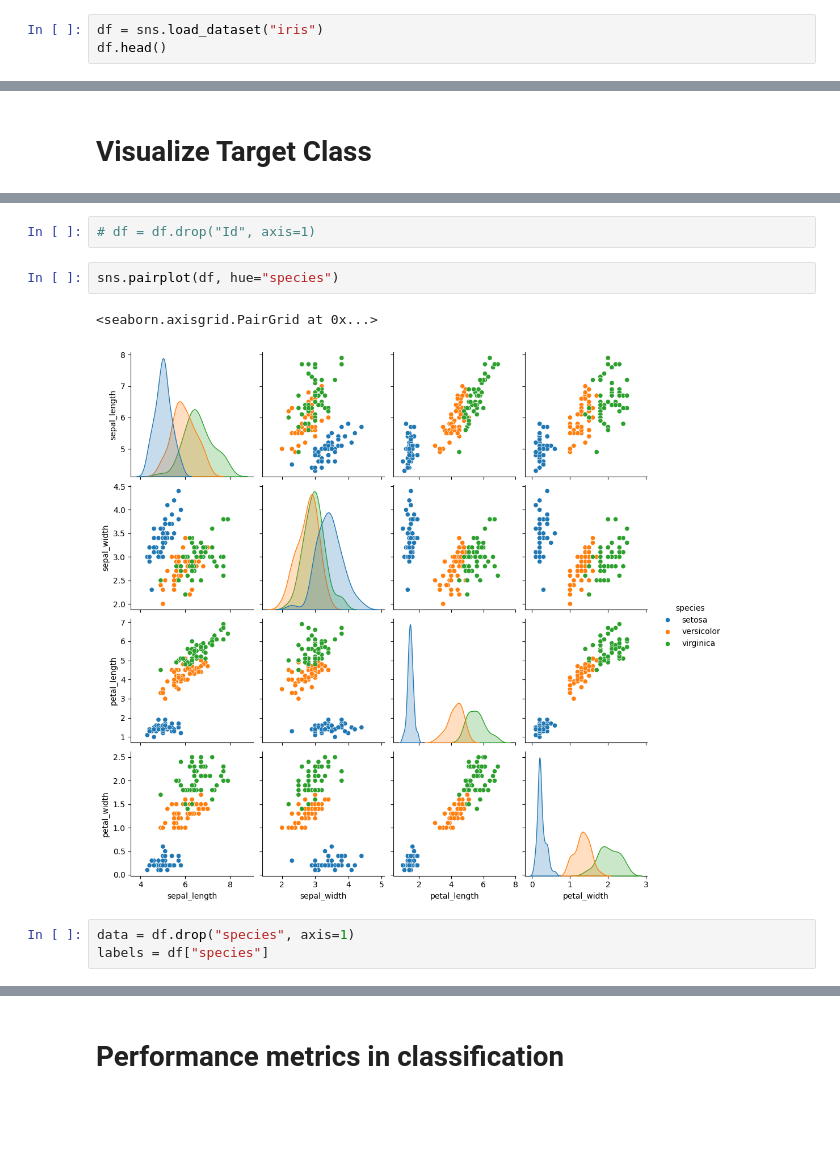
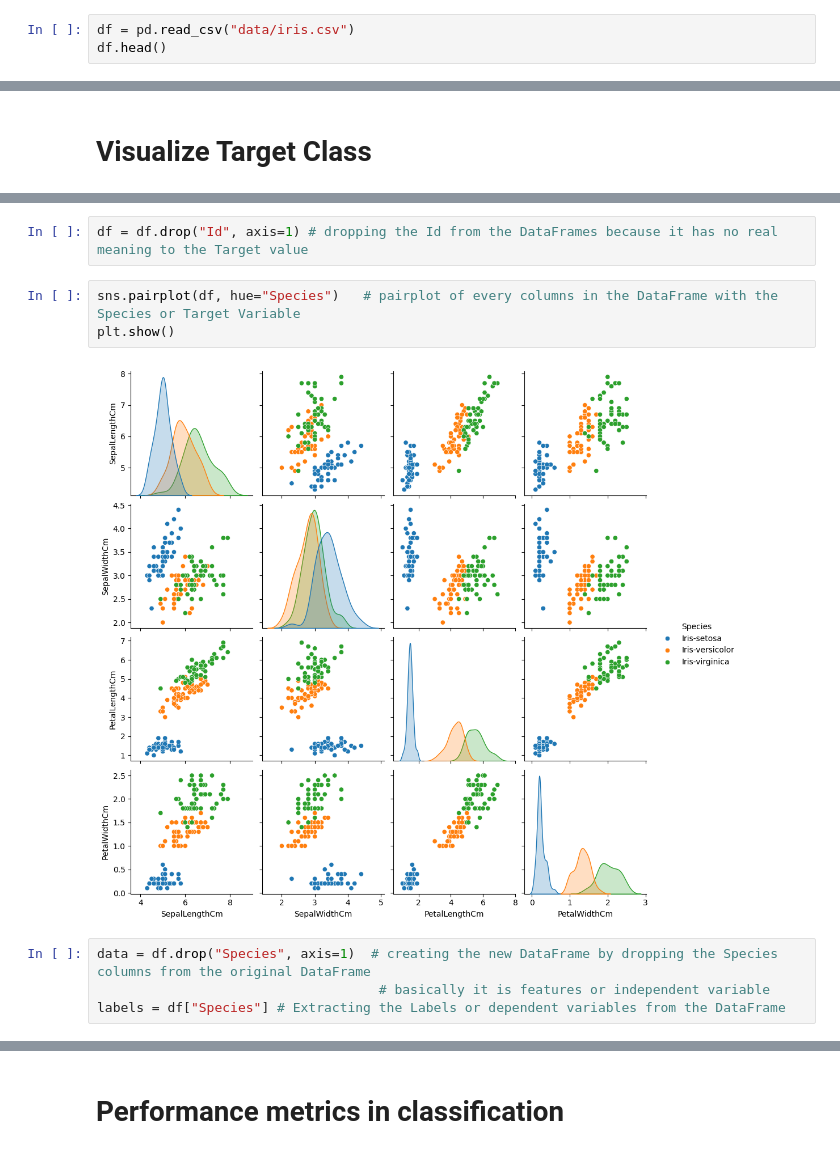
Before and after one commit to rajendra195/data_science_ML_Metro, a Jupyter notebook: week_07/day_05/classification.ipynb, the cells around one changed output, grey strips where cells are left out. Saved outputs shown, nothing was run; the diff lists cells and outputs as text; blank space fills up the shorter version.

```diff
--- a/week_07/day_05/classification.ipynb
+++ b/week_07/day_05/classification.ipynb
@@ -4,6 +7,6 @@ import pandas as pd
 import seaborn as sns
 import matplotlib.pyplot as plt
 # %%
-df = sns.load_dataset("iris")
+df = pd.read_csv("data/iris.csv")
 df.head()
 # %% [output]
@@ -81,11 +87,12 @@ plt.show()
 # %%
-# df = df.drop("Id", axis=1)
+df = df.drop("Id", axis=1) # dropping the Id from the DataFrames because it has no real meaning to the Target value
 # %%
-sns.pairplot(df, hue="species")
+sns.pairplot(df, hue="Species")   # pairplot of every columns in the DataFrame with the Species or Target Variable
+plt.show()
 # %% [output]
-<seaborn.axisgrid.PairGrid at 0x...>
-[figure, old version]
+[figure, new version]
 # %%
-data = df.drop("species", axis=1)
-labels = df["species"]
+data = df.drop("Species", axis=1)  # creating the new DataFrame by dropping the Species columns from the original DataFrame
+                                    # basically it is features or independent variable
+labels = df["Species"] # Extracting the Labels or dependent variables from the DataFrame
 # %%
```
Also changed, not shown: parts of 30 cells of this notebook, 3 other files.
